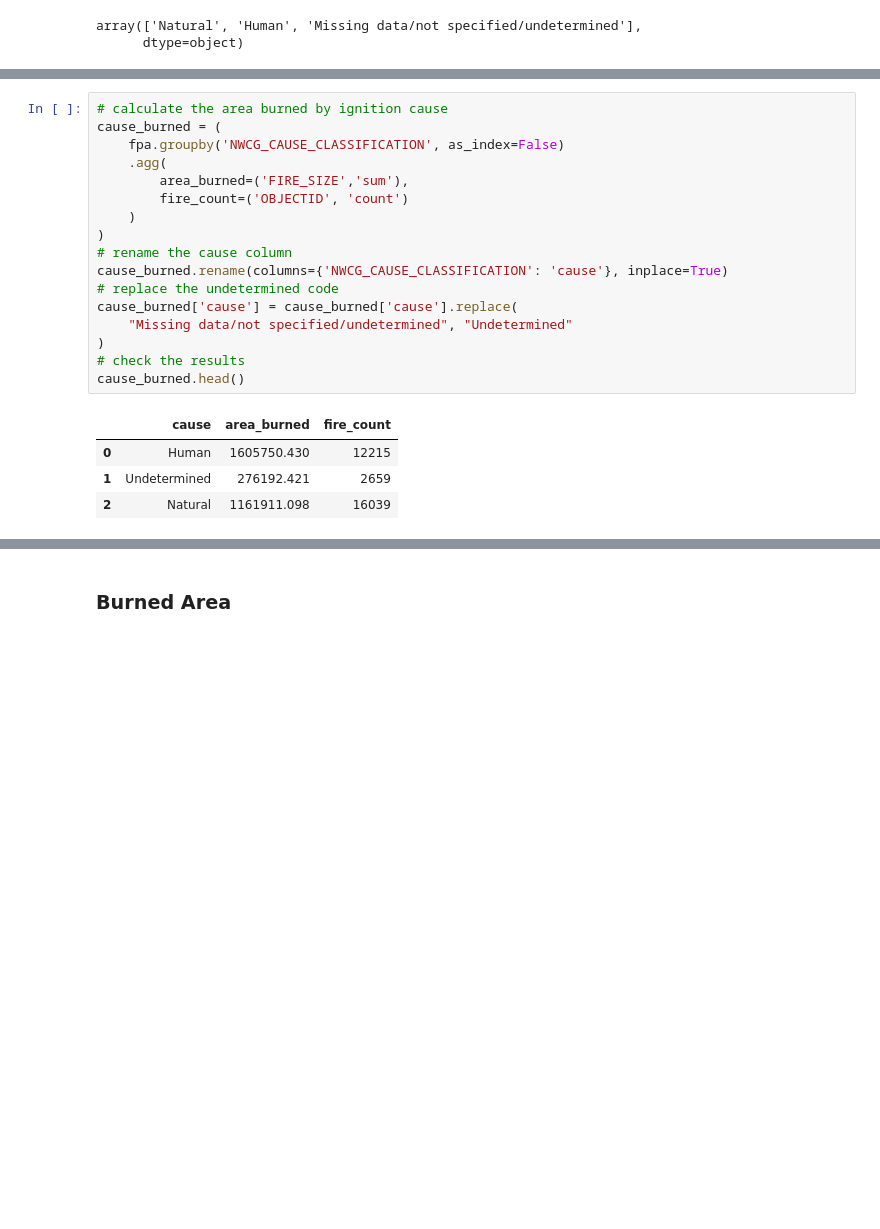
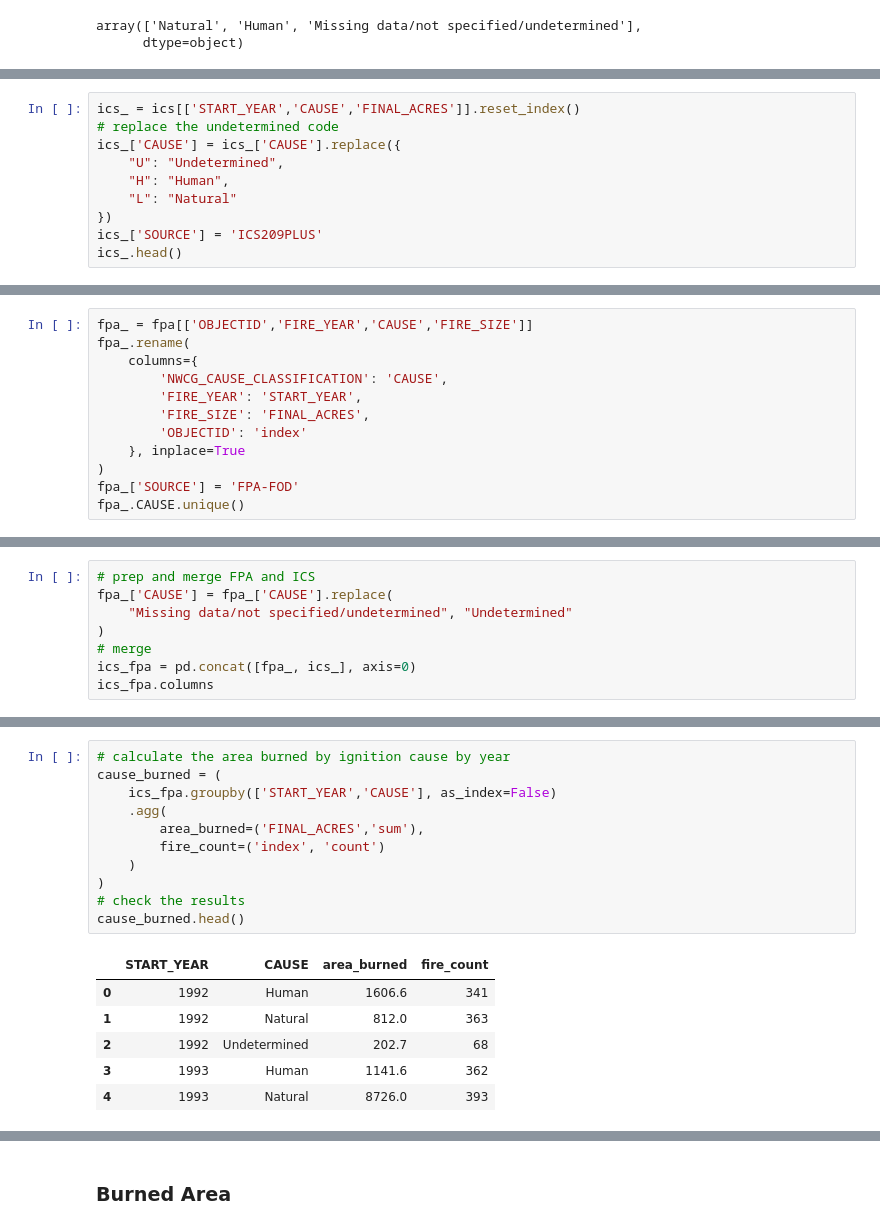
Before and after one commit to natshoff/aspen-fire-fork, a Jupyter notebook: Aim3/code/grid-data_prep.ipynb, the cells around one changed output, grey strips where cells are left out. Drawn from its saved outputs; the diff is of its cells as text; blank space fills up the shorter version.

```diff
--- a/Aim3/code/grid-data_prep.ipynb
+++ b/Aim3/code/grid-data_prep.ipynb
@@ -436,0 +464,10 @@ array(['Natural', 'Human', 'Missing data/not specified/undetermined'],
+# %%
+ics_ = ics[['START_YEAR','CAUSE','FINAL_ACRES']].reset_index()
+# replace the undetermined code
+ics_['CAUSE'] = ics_['CAUSE'].replace({
+    "U": "Undetermined",
+    "H": "Human",
+    "L": "Natural"
+})
+ics_['SOURCE'] = 'ICS209PLUS'
+ics_.head()
@@ -436,0 +481,12 @@ array(['Natural', 'Human', 'Missing data/not specified/undetermined'],
+# %%
+fpa_ = fpa[['OBJECTID','FIRE_YEAR','CAUSE','FIRE_SIZE']]
+fpa_.rename(
+    columns={
+        'NWCG_CAUSE_CLASSIFICATION': 'CAUSE',
+        'FIRE_YEAR': 'START_YEAR',
+        'FIRE_SIZE': 'FINAL_ACRES',
+        'OBJECTID': 'index'
+    }, inplace=True
+)
+fpa_['SOURCE'] = 'FPA-FOD'
+fpa_.CAUSE.unique()
@@ -436,0 +496,8 @@ array(['Natural', 'Human', 'Missing data/not specified/undetermined'],
+# %%
+# prep and merge FPA and ICS
+fpa_['CAUSE'] = fpa_['CAUSE'].replace(
+    "Missing data/not specified/undetermined", "Undetermined"
+)
+# merge
+ics_fpa = pd.concat([fpa_, ics_], axis=0)
+ics_fpa.columns
@@ -437,22 +515,18 @@ array(['Natural', 'Human', 'Missing data/not specified/undetermined'],
 # %%
-# calculate the area burned by ignition cause
+# calculate the area burned by ignition cause by year
 cause_burned = (
-    fpa.groupby('NWCG_CAUSE_CLASSIFICATION', as_index=False)
+    ics_fpa.groupby(['START_YEAR','CAUSE'], as_index=False)
     .agg(
-        area_burned=('FIRE_SIZE','sum'),
-        fire_count=('OBJECTID', 'count')
+        area_burned=('FINAL_ACRES','sum'),
+        fire_count=('index', 'count')
     )
-)
-# rename the cause column
-cause_burned.rename(columns={'NWCG_CAUSE_CLASSIFICATION': 'cause'}, inplace=True)
-# replace the undetermined code
-cause_burned['cause'] = cause_burned['cause'].replace(
-    "Missing data/not specified/undetermined", "Undetermined"
 )
 # check the results
 cause_burned.head()
 # %% [output]
-|  | cause | area_burned | fire_count |
-| 0 | Human | 1605750.430 | 12215 |
-| 1 | Undetermined | 276192.421 | 2659 |
-| 2 | Natural | 1161911.098 | 16039 |
+|  | START_YEAR | CAUSE | area_burned | fire_count |
+| 0 | 1992 | Human | 1606.6 | 341 |
+| 1 | 1992 | Natural | 812.0 | 363 |
+| 2 | 1992 | Undetermined | 202.7 | 68 |
+| 3 | 1993 | Human | 1141.6 | 362 |
+| 4 | 1993 | Natural | 8726.0 | 393 |
```
Also changed, not shown: parts of 12 cells of this notebook, 33 other files.
